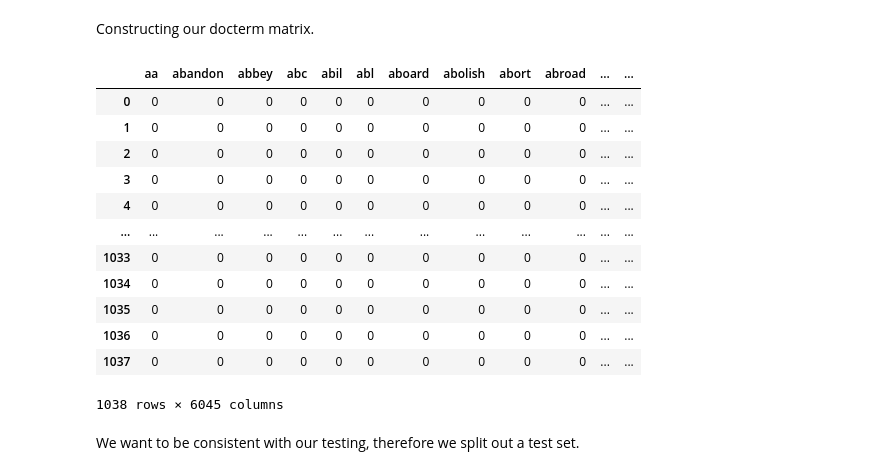
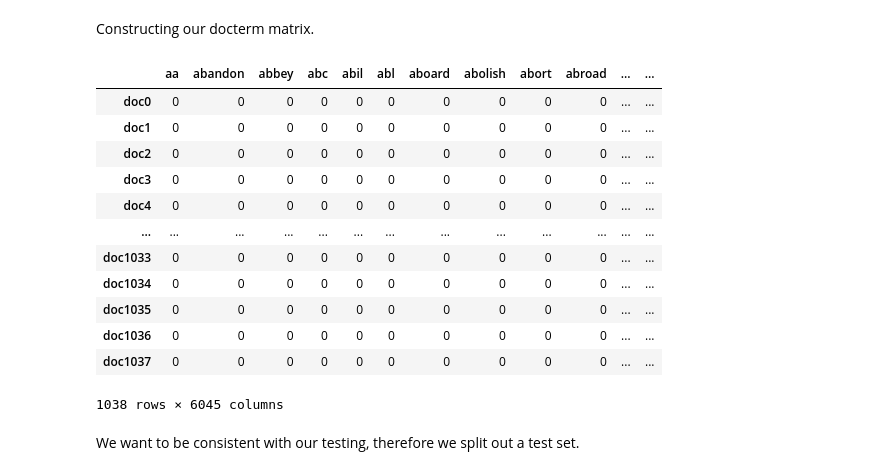
Before and after one commit to lutzhamel/CSC310, a Jupyter notebook: notes/19-NLP-2.ipynb, the cells around one changed output. Drawn from its saved outputs; the diff is of its cells as text; code cells hidden in the pictures.

```diff
--- a/notes/19-NLP-2.ipynb
+++ b/notes/19-NLP-2.ipynb
@@ -79,27 +67,24 @@ def doc_stemmer(doc):
-# %%
-# construct our docterm matrix
-
-vectorizer = CountVectorizer(analyzer=doc_stemmer,
-                             binary=True,
-                             min_df=2)
-docterm = pd.DataFrame(data=vectorizer.fit_transform(newsgroups['text']).toarray(),
-                       columns=vectorizer.get_feature_names_out())
-
-docterm
-# %% [output]
-|  | aa | abandon | abbey | abc | abil | abl | aboard | abolish | abort | abroad | ... | ... |
-| 0 | 0 | 0 | 0 | 0 | 0 | 0 | 0 | 0 | 0 | 0 | ... | ... |
-| 1 | 0 | 0 | 0 | 0 | 0 | 0 | 0 | 0 | 0 | 0 | ... | ... |
-| 2 | 0 | 0 | 0 | 0 | 0 | 0 | 0 | 0 | 0 | 0 | ... | ... |
-| 3 | 0 | 0 | 0 | 0 | 0 | 0 | 0 | 0 | 0 | 0 | ... | ... |
-| 4 | 0 | 0 | 0 | 0 | 0 | 0 | 0 | 0 | 0 | 0 | ... | ... |
-| ... | ... | ... | ... | ... | ... | ... | ... | ... | ... | ... | ... | ... |
-| 1033 | 0 | 0 | 0 | 0 | 0 | 0 | 0 | 0 | 0 | 0 | ... | ... |
-| 1034 | 0 | 0 | 0 | 0 | 0 | 0 | 0 | 0 | 0 | 0 | ... | ... |
-| 1035 | 0 | 0 | 0 | 0 | 0 | 0 | 0 | 0 | 0 | 0 | ... | ... |
-| 1036 | 0 | 0 | 0 | 0 | 0 | 0 | 0 | 0 | 0 | 0 | ... | ... |
-| 1037 | 0 | 0 | 0 | 0 | 0 | 0 | 0 | 0 | 0 | 0 | ... | ... |
-1038 rows × 6045 columns
+# %%
+docterm = dsutils.docterm_matrix(newsgroups['text'],
+                                 min_df=2,
+                                 token_pattern="[a-zA-Z]+",
+                                 stop_words="english",
+                                 stem=True)
+docterm
+# %% [output]
+|  | aa | abandon | abbey | abc | abil | abl | aboard | abolish | abort | abroad | ... | ... |
+| doc0 | 0 | 0 | 0 | 0 | 0 | 0 | 0 | 0 | 0 | 0 | ... | ... |
+| doc1 | 0 | 0 | 0 | 0 | 0 | 0 | 0 | 0 | 0 | 0 | ... | ... |
+| doc2 | 0 | 0 | 0 | 0 | 0 | 0 | 0 | 0 | 0 | 0 | ... | ... |
+| doc3 | 0 | 0 | 0 | 0 | 0 | 0 | 0 | 0 | 0 | 0 | ... | ... |
+| doc4 | 0 | 0 | 0 | 0 | 0 | 0 | 0 | 0 | 0 | 0 | ... | ... |
+| ... | ... | ... | ... | ... | ... | ... | ... | ... | ... | ... | ... | ... |
+| doc1033 | 0 | 0 | 0 | 0 | 0 | 0 | 0 | 0 | 0 | 0 | ... | ... |
+| doc1034 | 0 | 0 | 0 | 0 | 0 | 0 | 0 | 0 | 0 | 0 | ... | ... |
+| doc1035 | 0 | 0 | 0 | 0 | 0 | 0 | 0 | 0 | 0 | 0 | ... | ... |
+| doc1036 | 0 | 0 | 0 | 0 | 0 | 0 | 0 | 0 | 0 | 0 | ... | ... |
+| doc1037 | 0 | 0 | 0 | 0 | 0 | 0 | 0 | 0 | 0 | 0 | ... | ... |
+1038 rows × 6045 columns
 # %% [markdown]
 We want to be consistent with our testing, therefore we split out a test set.
 # %%
```
Also changed, not shown: parts of 19 cells of this notebook, 1 other file.
